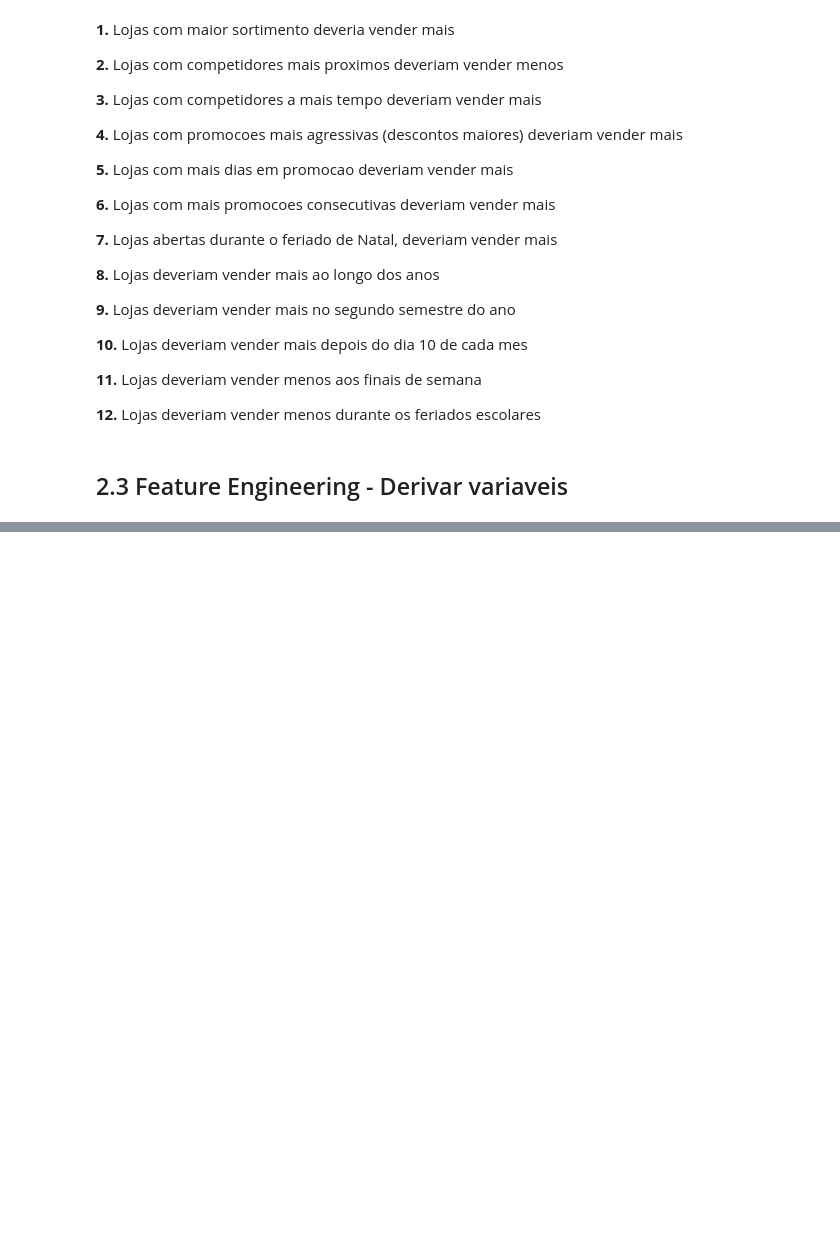
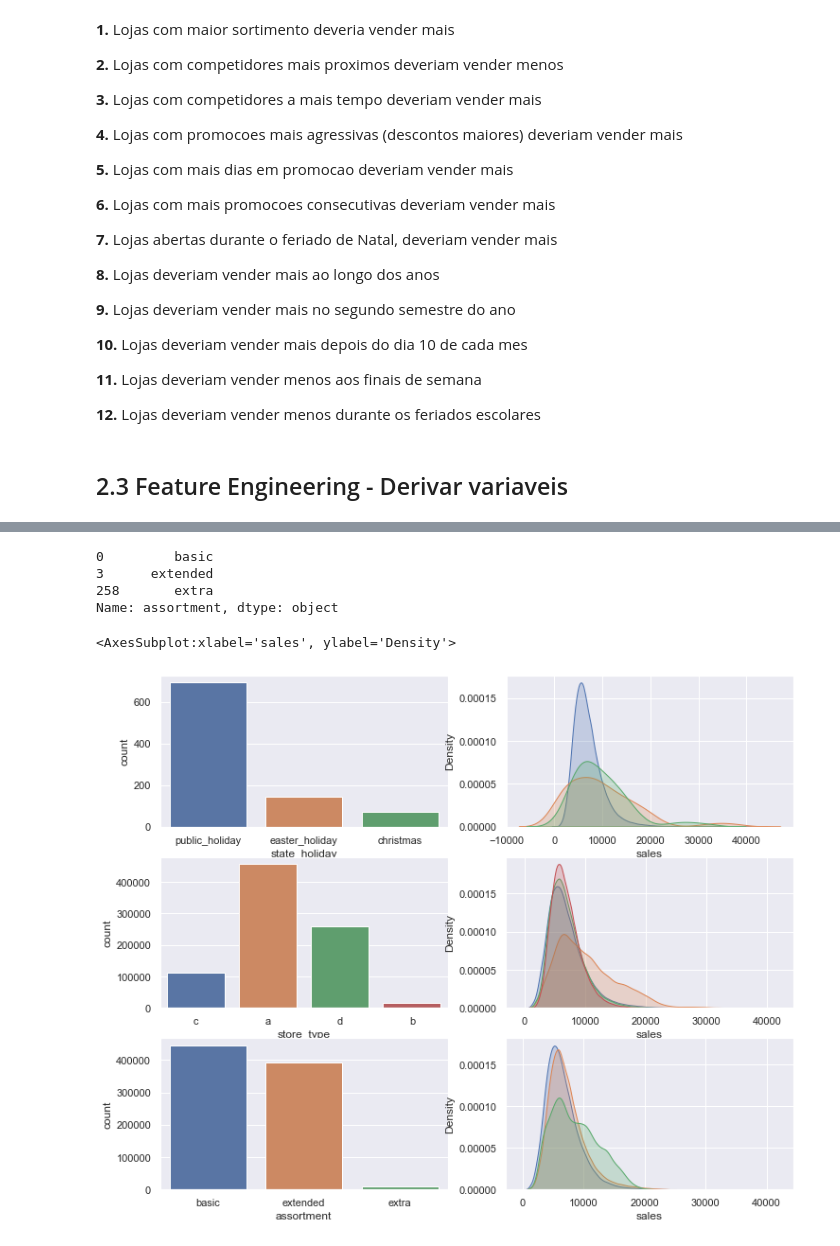
Before and after one commit to bpessoamorais/ds_em_producao, a Jupyter notebook: v01_store_sales_prediction_.ipynb, the cells around one changed output, grey strips where cells are left out. Saved outputs shown, nothing was run; the diff lists cells and outputs as text; code cells hidden in the pictures; blank space fills up the shorter version.

```diff
--- a/v01_store_sales_prediction_.ipynb
+++ b/v01_store_sales_prediction_.ipynb
@@ -410,0 +461,49 @@ Index(['store', 'day_of_week', 'date', 'sales', 'promo', 'state_holiday',
+# %%
+df4['assortment'].drop_duplicates()
+# %% [output]
+0         basic
+3      extended
+258       extra
+Name: assortment, dtype: object
+# %%
+# state_holiday
+
+aux1 = df4[df4['state_holiday'] != 'regular_day']
+
+plt.subplot(3,2,1)
+
+sns.countplot(aux1['state_holiday'])
+
+plt.subplot(3,2,2)
+
+sns.kdeplot(df4[df4['state_holiday'] == 'regular_day']['sales'], legend=True, shade=True, label='regular_day')
+sns.kdeplot(df4[df4['state_holiday'] == 'easter_holiday']['sales'], legend=True, shade=True, label='easter_holiday')
+sns.kdeplot(df4[df4['state_holiday'] == 'christmas']['sales'], legend=True, shade=True, label='christmas')
+
+# store type
+
+plt.subplot(3,2,3)
+
+sns.countplot(df4['store_type'])
+
+plt.subplot(3,2,4)
+
+sns.kdeplot(df4[df4['store_type'] == 'a']['sales'], shade=True, label='a')
+sns.kdeplot(df4[df4['store_type'] == 'b']['sales'], shade=True, label='b')
+sns.kdeplot(df4[df4['store_type'] == 'c']['sales'], shade=True, label='c')
+sns.kdeplot(df4[df4['store_type'] == 'd']['sales'], shade=True, label='d')
+
+#assortment
+
+plt.subplot(3,2,5)
+
+sns.countplot(df4['assortment'])
+
+plt.subplot(3,2,6)
+
+sns.kdeplot(df4[df4['assortment'] == 'basic']['sales'], label='basic', shade=True)
+sns.kdeplot(df4[df4['assortment'] == 'extended']['sales'], shade=True, label='extended')
+sns.kdeplot(df4[df4['assortment'] == 'extra']['sales'], shade=True, label='extra')
+# %% [output]
+<AxesSubplot:xlabel='sales', ylabel='Density'>
+[figure, added]
```
Also changed, not shown: parts of 40 cells of this notebook.
